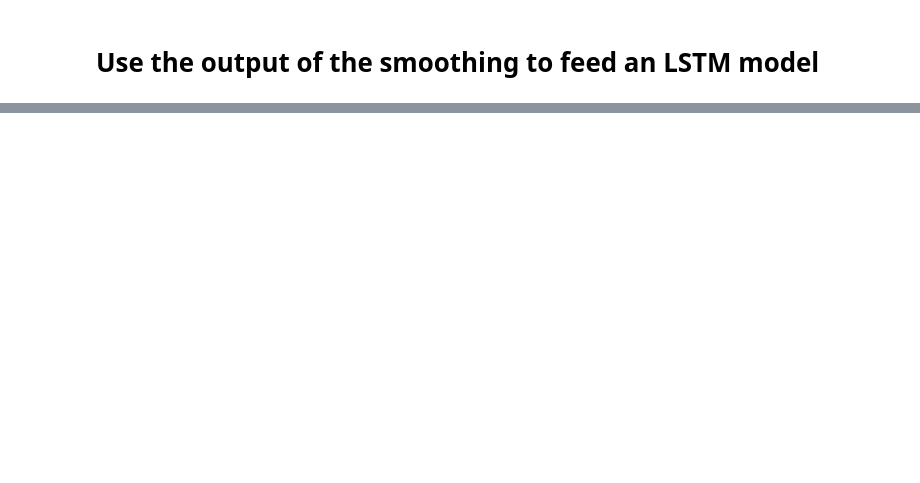
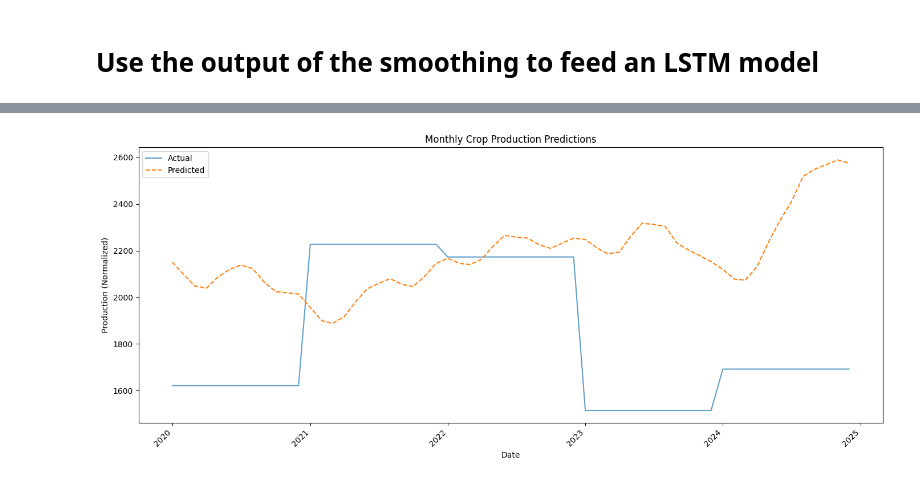
Before and after one commit to MadalinaCiolan/crop-forecast, a Jupyter notebook: code/optimisation.ipynb, the cells around one changed output, grey strips where cells are left out. Saved outputs shown, nothing was run; the diff lists cells and outputs as text; code cells hidden in the pictures; blank space fills up the shorter version.

Commit message:
Finished initial LSTM prediction

```diff
--- a/code/optimisation.ipynb
+++ b/code/optimisation.ipynb
@@ -233,12 +232,16 @@ for feature, data in final_df.iterrows():
     ts = pd.Series(data.values.astype(float),
                  index=pd.to_datetime(final_df.columns, format='%b_%Y'))
     print(ts)
-    result_model = apply_exponential_smoothing(ts, feature)
+    feature_resulting_values = ts
+    # Only apply smoothing if it's weather data
+    if 'crop_production' not in feature:
+        result_model = apply_exponential_smoothing(ts, feature)
+        feature_resulting_values = result_model.fittedvalues
+        # Print model summary
+        print(f"\nModel Summary for {feature}:")
+        print(result_model.summary())
     # Store fitted values
-    fitted_values_dict[feature] = result_model.fittedvalues
-    # Print model summary
-    print(f"\nModel Summary for {feature}:")
-    print(result_model.summary())
+    fitted_values_dict[feature] = feature_resulting_values
 
 smoothed_weather_data = pd.DataFrame(fitted_values_dict)
 print(smoothed_weather_data)
@@ -340,11 +343,11 @@ def create_monthly_sequences(data, n_steps=12):
 
 # Normalize data (excluding datetime index)
 scaler = MinMaxScaler()
-scaled_data = scaler.fit_transform(combined_df)
+scaled_data = scaler.fit_transform(smoothed_weather_data)
 
 # Create sequences using 12 months of history
 X, y = create_monthly_sequences(pd.DataFrame(scaled_data,
-                                           index=combined_df.index),
+                                           index=smoothed_weather_data.index),
                               n_steps=12)
 
 # 3. Split data (maintain temporal order)
@@ -373,9 +376,9 @@ history = model.fit(X_train, y_train,
 
 # 6. Predict and inverse scaling
 def inverse_scale_preds(features, predictions):
-    dummy = np.zeros((len(predictions), combined_df.shape[1]))
+    dummy = np.zeros((len(predictions), features.shape[1]+1))
     dummy[:, :-1] = features  # Original climate features
-    dummy[:, -1] = predictions
+    dummy[:, -1:] = predictions
     return scaler.inverse_transform(dummy)[:, -1]
 
 # Make predictions
@@ -383,10 +386,10 @@ test_preds = model.predict(X_test)
 test_preds = inverse_scale_preds(X_test[:, -1, :], test_preds)
 
 # Get actual values
-y_actual = inverse_scale_preds(X_test[:, -1, :], y_test)
+y_actual = inverse_scale_preds(X_test[:, -1, :], y_test.reshape(y_test.shape[0],1))# This is needed because the inverse scaling function needs the arrays to be the same shape
 
 # 7. Visualize results with dates
-dates = combined_df.index[12+split:]  # Offset by window size + split point
+dates = smoothed_weather_data.index[12+split:]  # Offset by window size + split point
 
 plt.figure(figsize=(14, 6))
 plt.plot(dates, y_actual, label='Actual', alpha=0.7)
@@ -398,3 +401,4 @@ plt.xticks(rotation=45, ha='right')
 plt.legend()
 plt.tight_layout()
 plt.show()
+# %% [output]
@@ -401,3 +422,4 @@ plt.show()
+[figure, added]
 # %%
 crop_production = pd.DataFrame({
         'month_year': [d.strftime('%b_%Y').lower()
```
Also changed, not shown: parts of 6 cells of this notebook.
